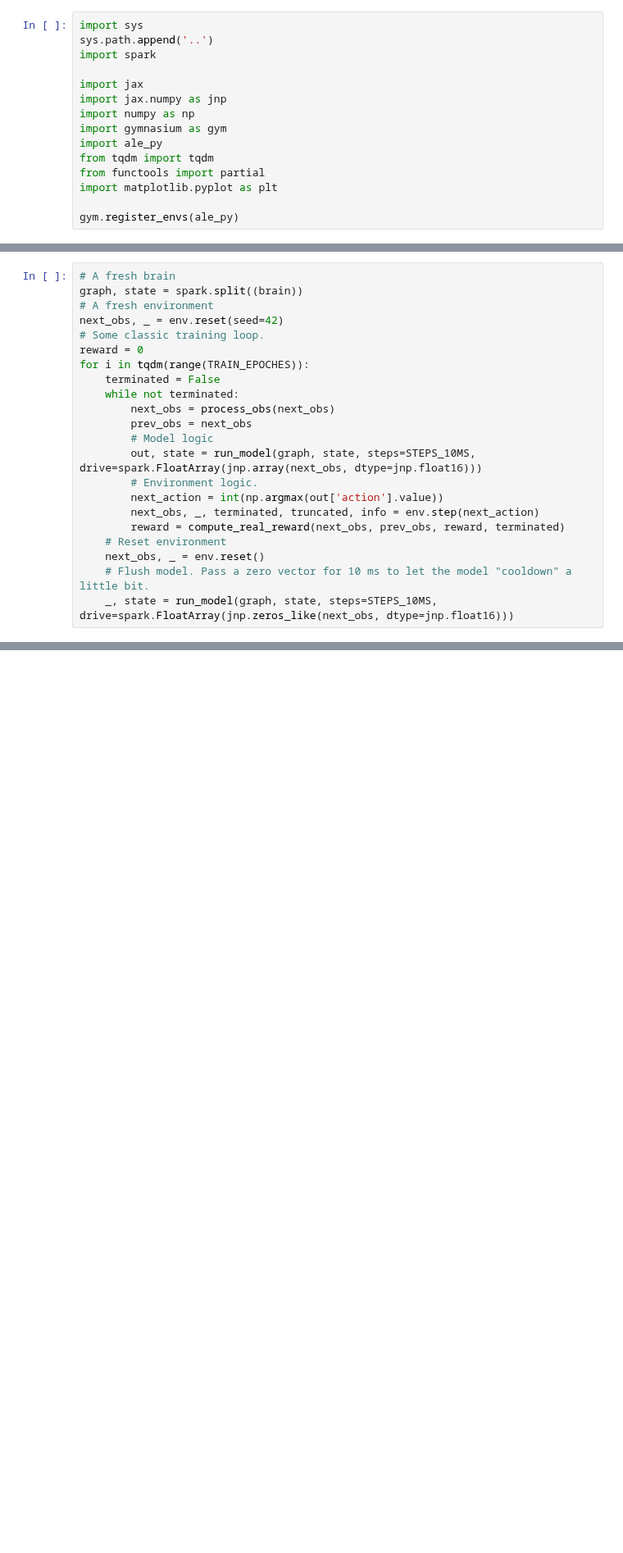
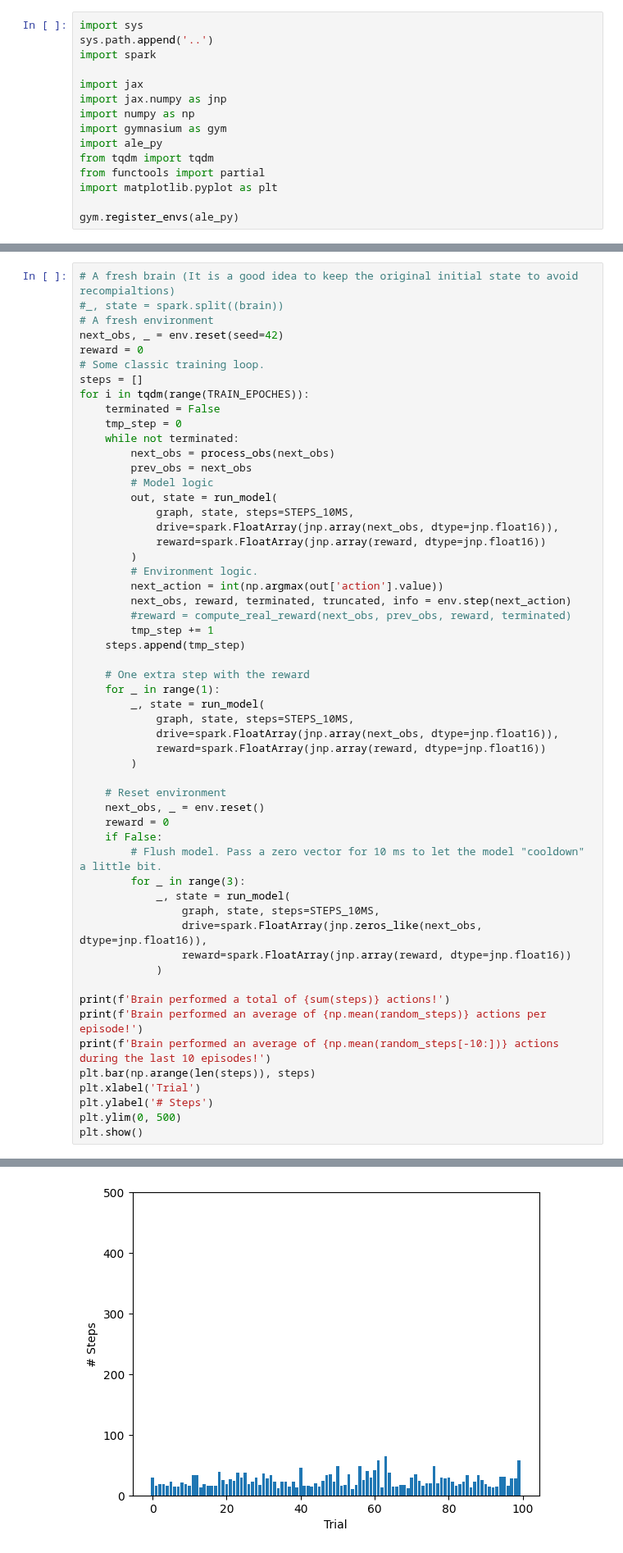
Before and after one commit to Nogarx/Spark, a Jupyter notebook: dev_tmp_files/cartpole.ipynb, the cells around one changed output, grey strips where cells are left out. Shown at 82% size. Saved outputs shown, nothing was run; the diff lists cells and outputs as text; blank space fills up the shorter version.

```diff
--- a/dev_tmp_files/cartpole.ipynb
+++ b/dev_tmp_files/cartpole.ipynb
@@ -99,22 +384,56 @@ sharding_rules = jax.tree_util.tree_map_with_path(dummy_map, state)
 # %%
-# A fresh brain
-graph, state = spark.split((brain))
+# A fresh brain (It is a good idea to keep the original initial state to avoid recompialtions)
+#_, state = spark.split((brain))
 # A fresh environment
 next_obs, _ = env.reset(seed=42)
+reward = 0
 # Some classic training loop.
-reward = 0
+steps = []
 for i in tqdm(range(TRAIN_EPOCHES)):
 	terminated = False
+	tmp_step = 0
 	while not terminated:
 		next_obs = process_obs(next_obs)
 		prev_obs = next_obs
 		# Model logic
-		out, state = run_model(graph, state, steps=STEPS_10MS, drive=spark.FloatArray(jnp.array(next_obs, dtype=jnp.float16)))
+		out, state = run_model(
+			graph, state, steps=STEPS_10MS,
+			drive=spark.FloatArray(jnp.array(next_obs, dtype=jnp.float16)),
+    		reward=spark.FloatArray(jnp.array(reward, dtype=jnp.float16))
+		)
 		# Environment logic.
 		next_action = int(np.argmax(out['action'].value))
-		next_obs, _, terminated, truncated, info = env.step(next_action)
-		reward = compute_real_reward(next_obs, prev_obs, reward, terminated)
+		next_obs, reward, terminated, truncated, info = env.step(next_action)
+		#reward = compute_real_reward(next_obs, prev_obs, reward, terminated)
+		tmp_step += 1
+	steps.append(tmp_step)
+
+	# One extra step with the reward
+	for _ in range(1):
+		_, state = run_model(
+			graph, state, steps=STEPS_10MS,
+			drive=spark.FloatArray(jnp.array(next_obs, dtype=jnp.float16)),
+			reward=spark.FloatArray(jnp.array(reward, dtype=jnp.float16))
+		)
+
 	# Reset environment
 	next_obs, _ = env.reset()
-	# Flush model. Pass a zero vector for 10 ms to let the model "cooldown" a little bit.
-	_, state = run_model(graph, state, steps=STEPS_10MS, drive=spark.FloatArray(jnp.zeros_like(next_obs, dtype=jnp.float16)))
+	reward = 0
+	if False:
+		# Flush model. Pass a zero vector for 10 ms to let the model "cooldown" a little bit.
+		for _ in range(3):
+			_, state = run_model(
+				graph, state, steps=STEPS_10MS,
+				drive=spark.FloatArray(jnp.zeros_like(next_obs, dtype=jnp.float16)),
+				reward=spark.FloatArray(jnp.array(reward, dtype=jnp.float16))
+			)
+
+print(f'Brain performed a total of {sum(steps)} actions!')
+print(f'Brain performed an average of {np.mean(random_steps)} actions per episode!')
+print(f'Brain performed an average of {np.mean(random_steps[-10:])} actions during the last 10 episodes!')
+plt.bar(np.arange(len(steps)), steps)
+plt.xlabel('Trial')
+plt.ylabel('# Steps')
+plt.ylim(0, 500)
+plt.show()
+# %% [output]
@@ -120,0 +443 @@ for i in tqdm(range(TRAIN_EPOCHES)):
+[figure, added]
```
Also changed, not shown: parts of 12 cells of this notebook, 16 other files.
